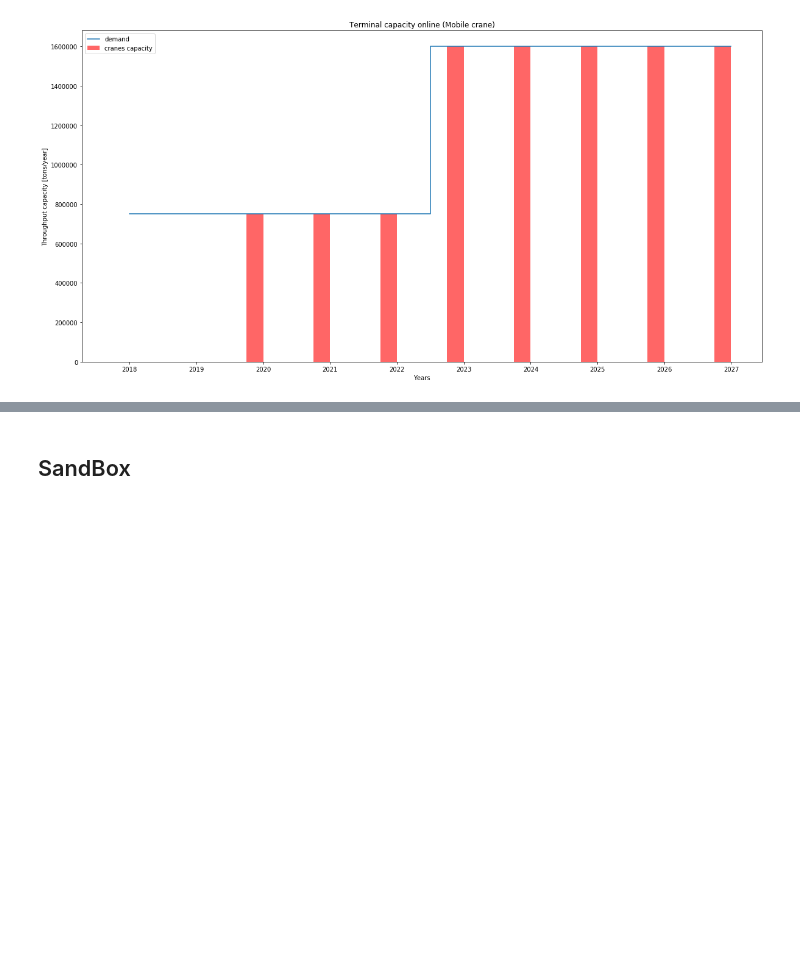
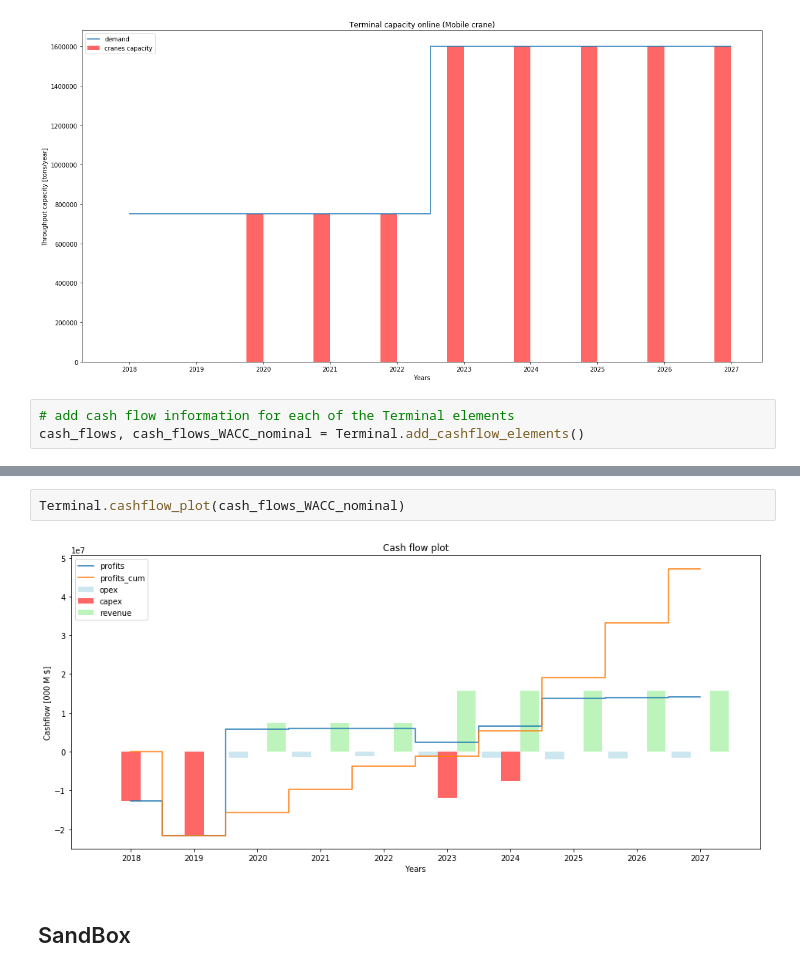
Before and after one commit to TUDelft-CITG/OpenTISim, a Jupyter notebook: notebooks/Example 02 - Example test to plot terminal elements.ipynb, the cells around one changed output, grey strips where cells are left out. Cells and saved outputs as stored; diff of their text form; blank space fills up the shorter version.

Commit message:
Added WACC cashflows

```diff
--- a/notebooks/Example 02 - Example test to plot terminal elements.ipynb
+++ b/notebooks/Example 02 - Example test to plot terminal elements.ipynb
@@ -137,3 +133,6 @@ Terminal.terminal_elements_plot()
 Terminal.terminal_capacity_plot()
 # %% [output]
 [figure]
+# %%
+# add cash flow information for each of the Terminal elements
+cash_flows, cash_flows_WACC_nominal = Terminal.add_cashflow_elements()
@@ -142,5 +169,9 @@ Terminal.cashflow_plot()
 # %% [output]
 [figure]
+# %%
+Terminal.cashflow_plot(cash_flows_WACC_nominal)
+# %% [output]
+[figure, added]
 # %% [markdown]
 ## SandBox
 # %%
```
Also changed, not shown: parts of 11 cells of this notebook, 1 other file.
